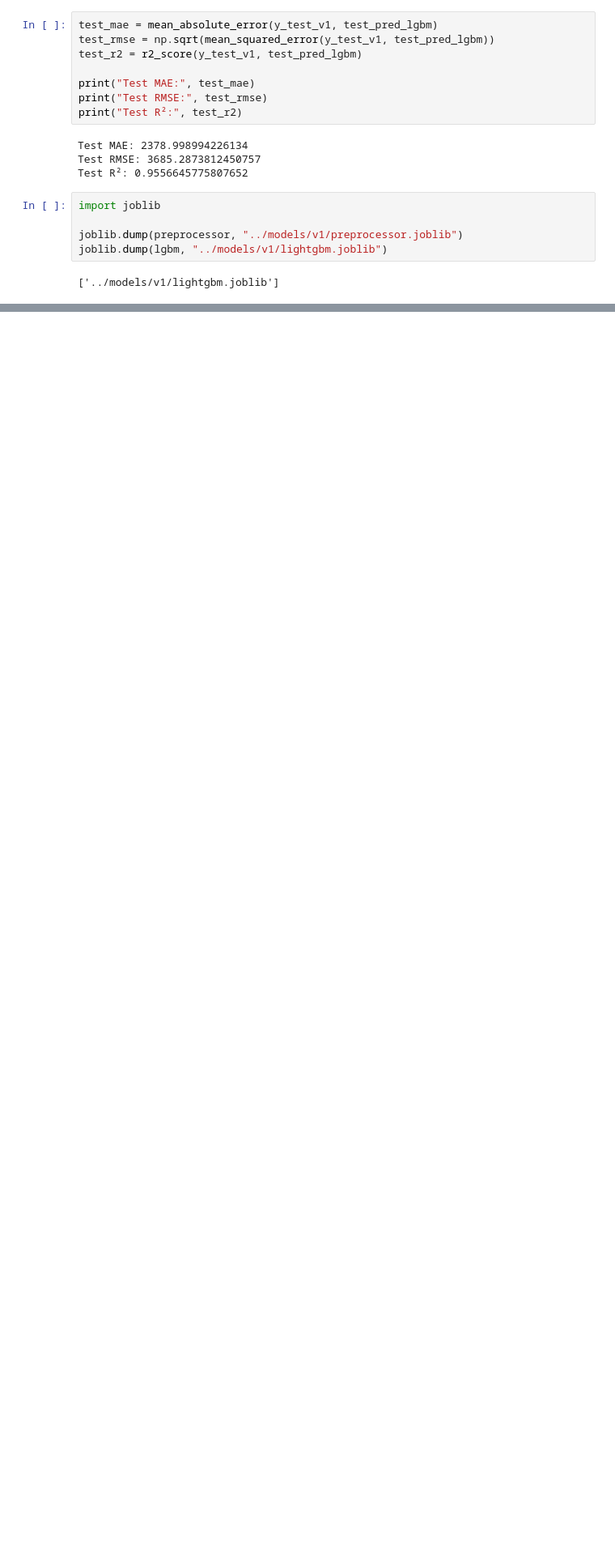
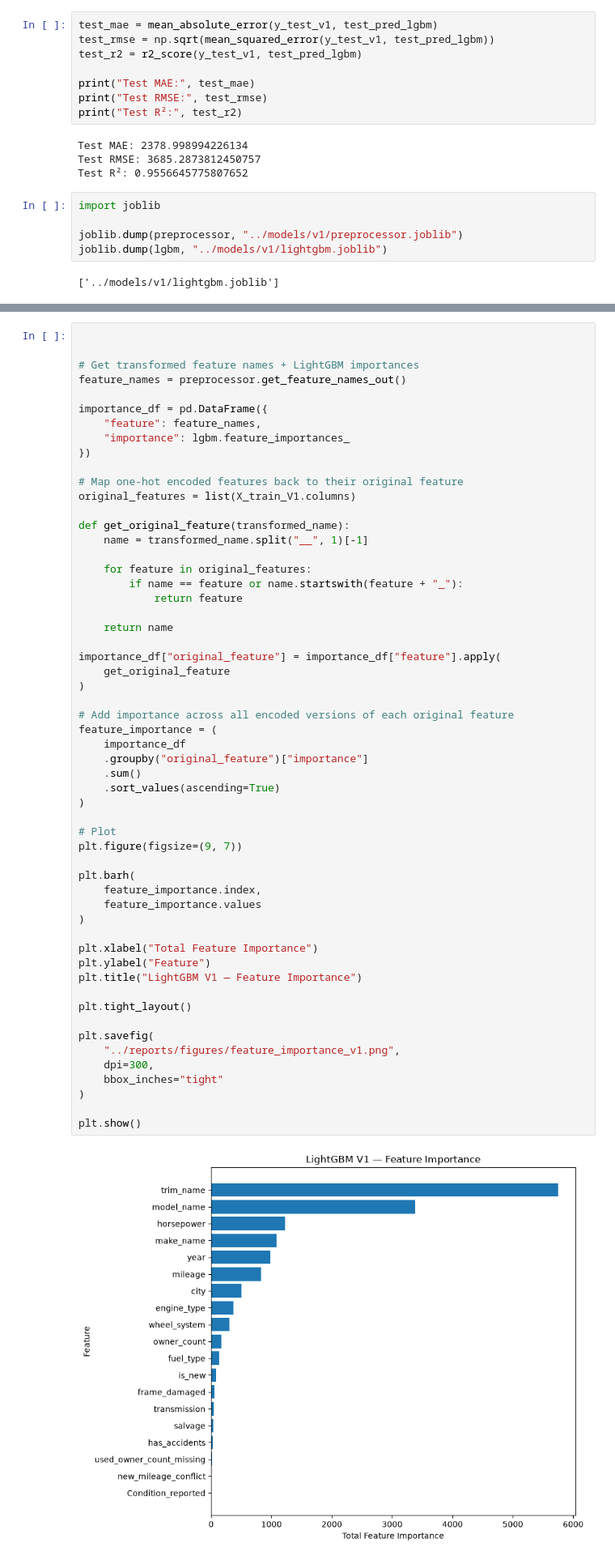
Before and after one commit to CaseyKiiza2026/vehicle-valuation-platform, a Jupyter notebook: notebooks/v1_models.ipynb, the cells around one changed output, grey strips where cells are left out. Shown at 81% size. Cells and saved outputs as stored; diff of their text form; blank space fills up the shorter version.

```diff
--- a/notebooks/v1_models.ipynb
+++ b/notebooks/v1_models.ipynb
@@ -388,0 +466,58 @@ joblib.dump(lgbm, "../models/v1/lightgbm.joblib")
+# %%
+
+
+# Get transformed feature names + LightGBM importances
+feature_names = preprocessor.get_feature_names_out()
+
+importance_df = pd.DataFrame({
+    "feature": feature_names,
+    "importance": lgbm.feature_importances_
+})
+
+# Map one-hot encoded features back to their original feature
+original_features = list(X_train_V1.columns)
+
+def get_original_feature(transformed_name):
+    name = transformed_name.split("__", 1)[-1]
+
+    for feature in original_features:
+        if name == feature or name.startswith(feature + "_"):
+            return feature
+
+    return name
+
+importance_df["original_feature"] = importance_df["feature"].apply(
+    get_original_feature
+)
+
+# Add importance across all encoded versions of each original feature
+feature_importance = (
+    importance_df
+    .groupby("original_feature")["importance"]
+    .sum()
+    .sort_values(ascending=True)
+)
+
+# Plot
+plt.figure(figsize=(9, 7))
+
+plt.barh(
+    feature_importance.index,
+    feature_importance.values
+)
+
+plt.xlabel("Total Feature Importance")
+plt.ylabel("Feature")
+plt.title("LightGBM V1 — Feature Importance")
+
+plt.tight_layout()
+
+plt.savefig(
+    "../reports/figures/feature_importance_v1.png",
+    dpi=300,
+    bbox_inches="tight"
+)
+
+plt.show()
+# %% [output]
+[figure, added]
```
Also changed, not shown: parts of 2 cells of this notebook, 5 other files.
